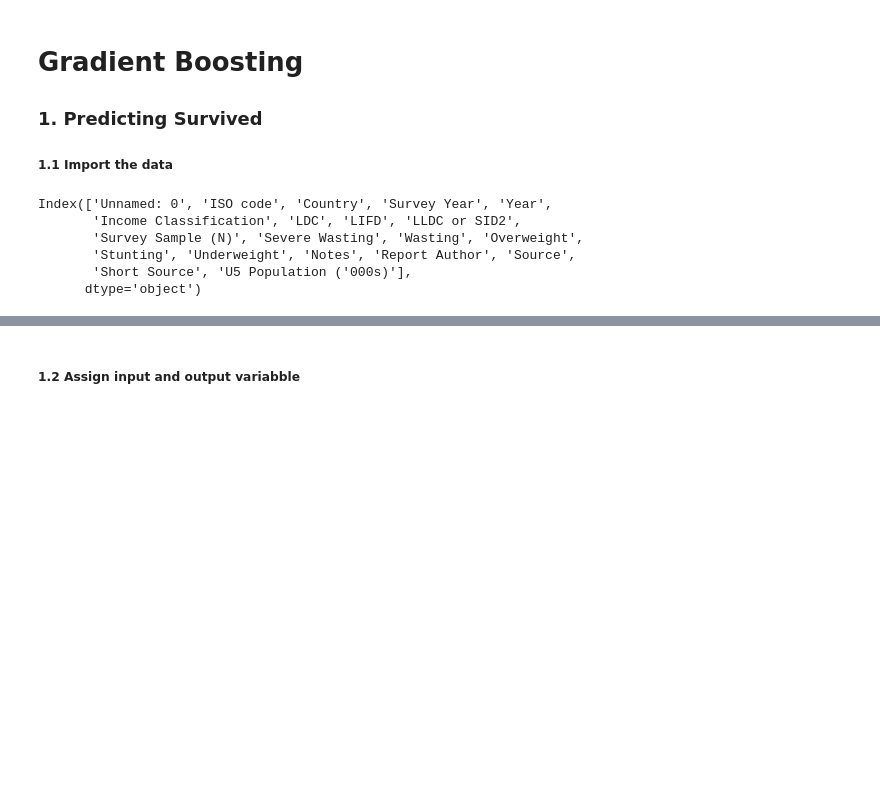
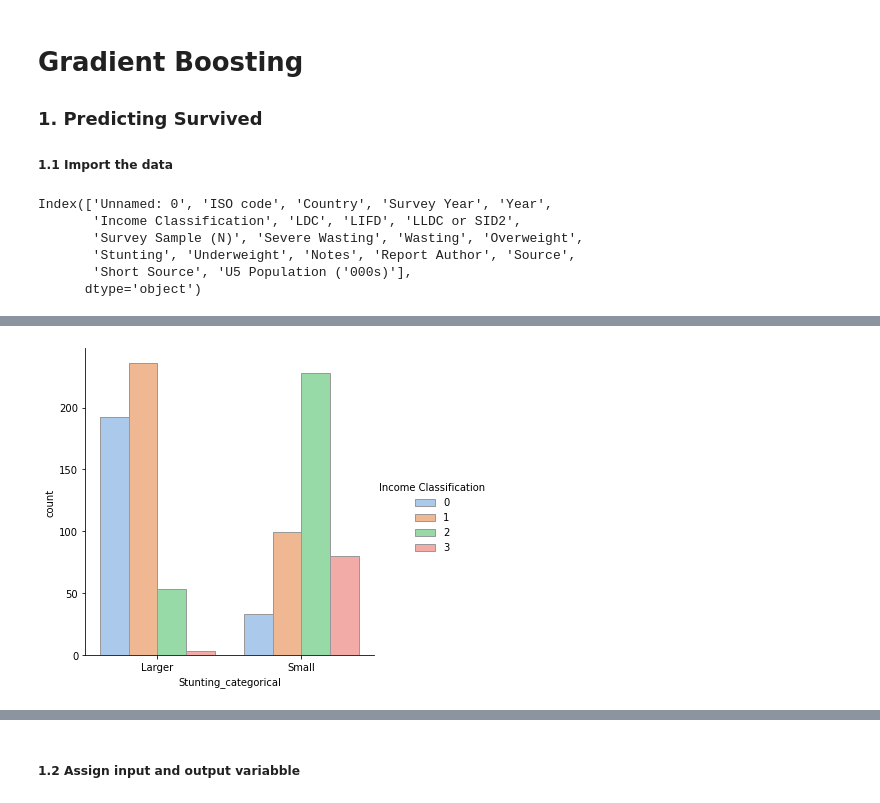
Before and after one commit to nvelardi/StuntedGrowthTuvalu, a Jupyter notebook: index.ipynb, the cells around one changed output, grey strips where cells are left out. Cells and saved outputs as stored; diff of their text form; code cells hidden in the pictures; blank space fills up the shorter version.

```diff
--- a/index.ipynb
+++ b/index.ipynb
@@ -22,0 +47,13 @@ Index(['Unnamed: 0', 'ISO code', 'Country', 'Survey Year', 'Year',
+# %%
+# Create a binary variable
+
+df['Stunting'].median()
+df['Stunting_categorical'] = ['Small' if i<29.2 else 'Larger' for i in df.Stunting]
+# %%
+import seaborn as sns
+
+ax = sns.catplot(x="Stunting_categorical", hue="Income Classification", kind="count", palette="pastel",
+             edgecolor=".6",
+            data=df)
+# %% [output]
+[figure, added]
```
Also changed, not shown: parts of 3 cells of this notebook.
